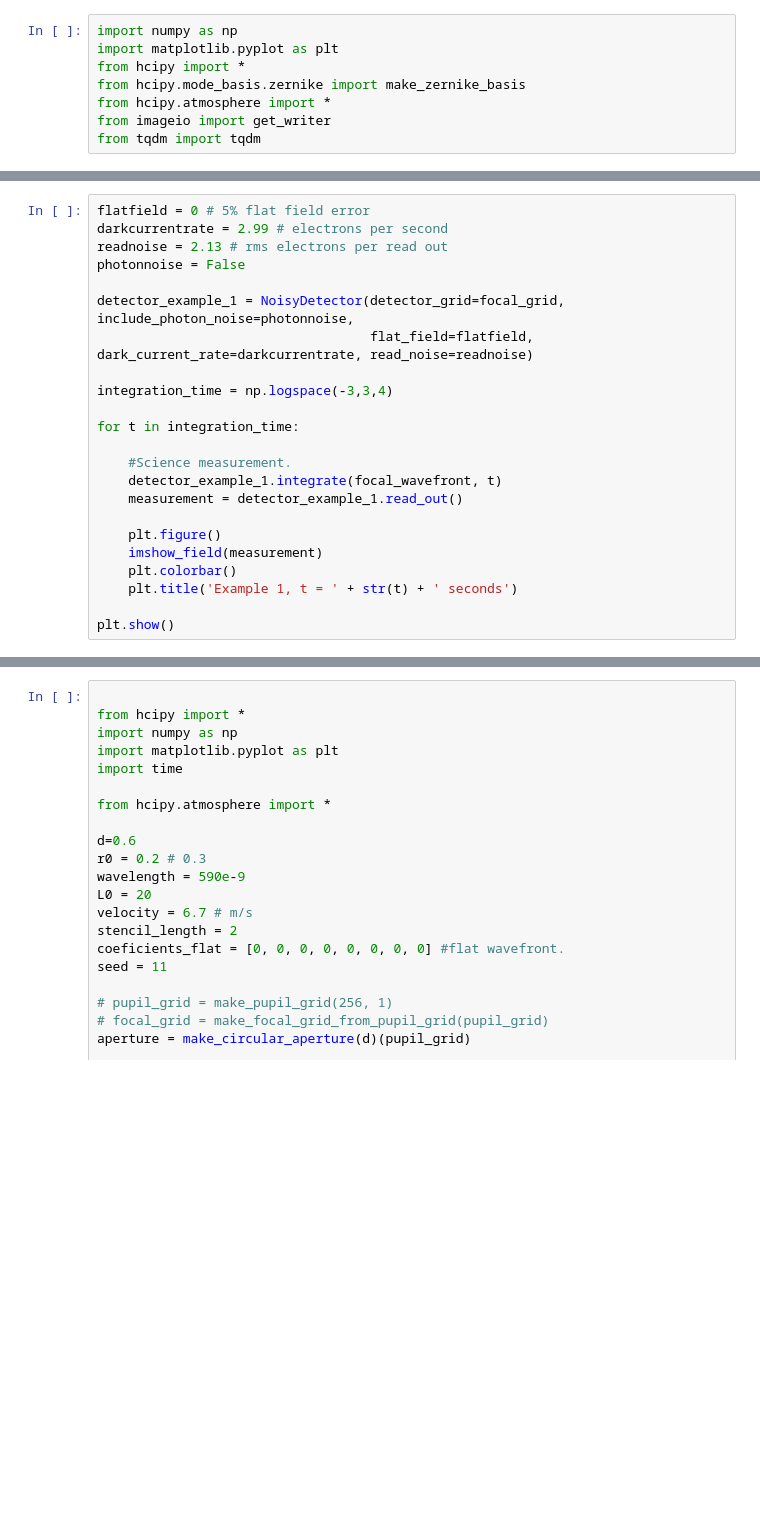
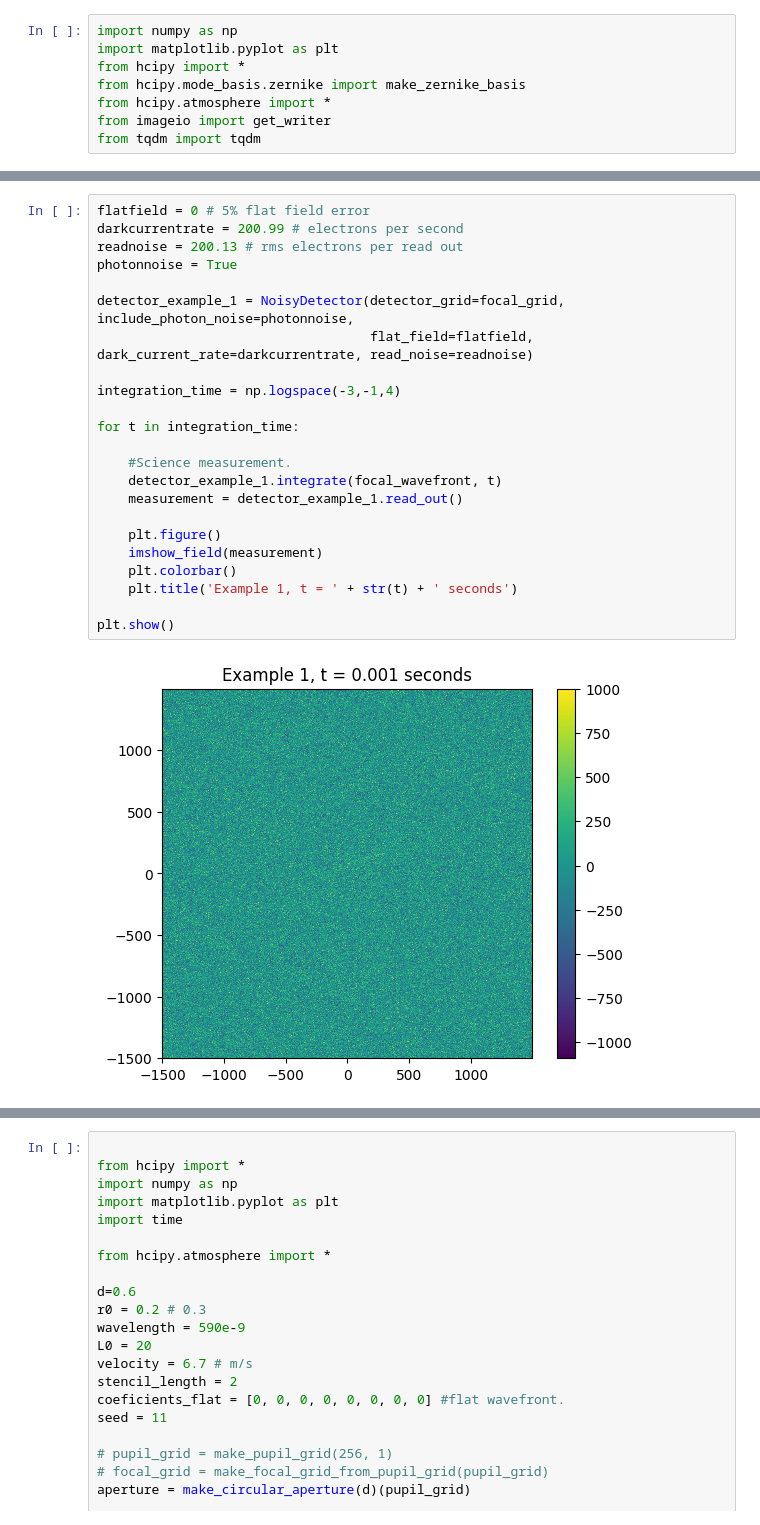
Before and after one commit to papjey/AO_model, a Jupyter notebook: examples/test.ipynb, the cells around one changed output, grey strips where cells are left out. Cells and saved outputs as stored; diff of their text form; blank space fills up the shorter version.

```diff
--- a/examples/test.ipynb
+++ b/examples/test.ipynb
@@ -81,23 +117,25 @@ plt.show()
 # %%
 flatfield = 0 # 5% flat field error
-darkcurrentrate = 2.99 # electrons per second
-readnoise = 2.13 # rms electrons per read out
-photonnoise = False
+darkcurrentrate = 200.99 # electrons per second
+readnoise = 200.13 # rms electrons per read out
+photonnoise = True
 
 detector_example_1 = NoisyDetector(detector_grid=focal_grid, include_photon_noise=photonnoise,
                                    flat_field=flatfield, dark_current_rate=darkcurrentrate, read_noise=readnoise)
 
-integration_time = np.logspace(-3,3,4)
+integration_time = np.logspace(-3,-1,4)
 
 for t in integration_time:
 
     #Science measurement.
     detector_example_1.integrate(focal_wavefront, t)
     measurement = detector_example_1.read_out()
 
     plt.figure()
     imshow_field(measurement)
     plt.colorbar()
     plt.title('Example 1, t = ' + str(t) + ' seconds')
 
 plt.show()
+# %% [output]
+[figure, added]
```
Also changed, not shown: parts of 6 cells of this notebook.
